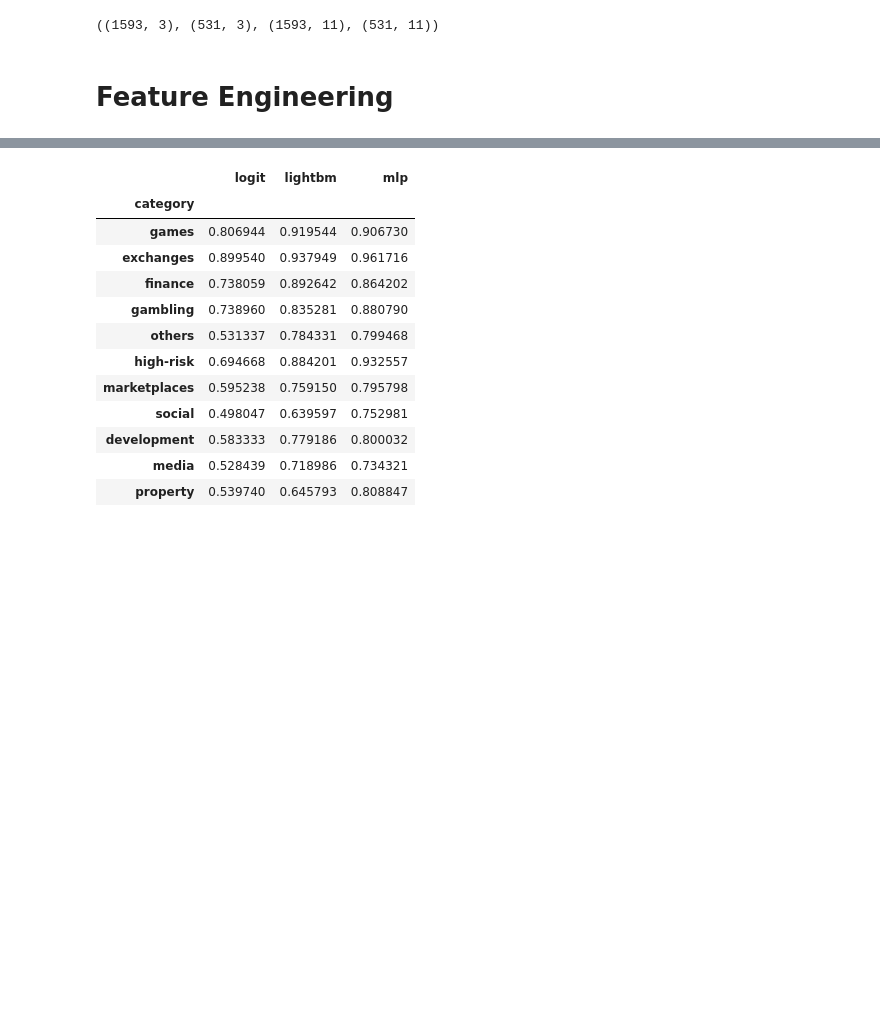
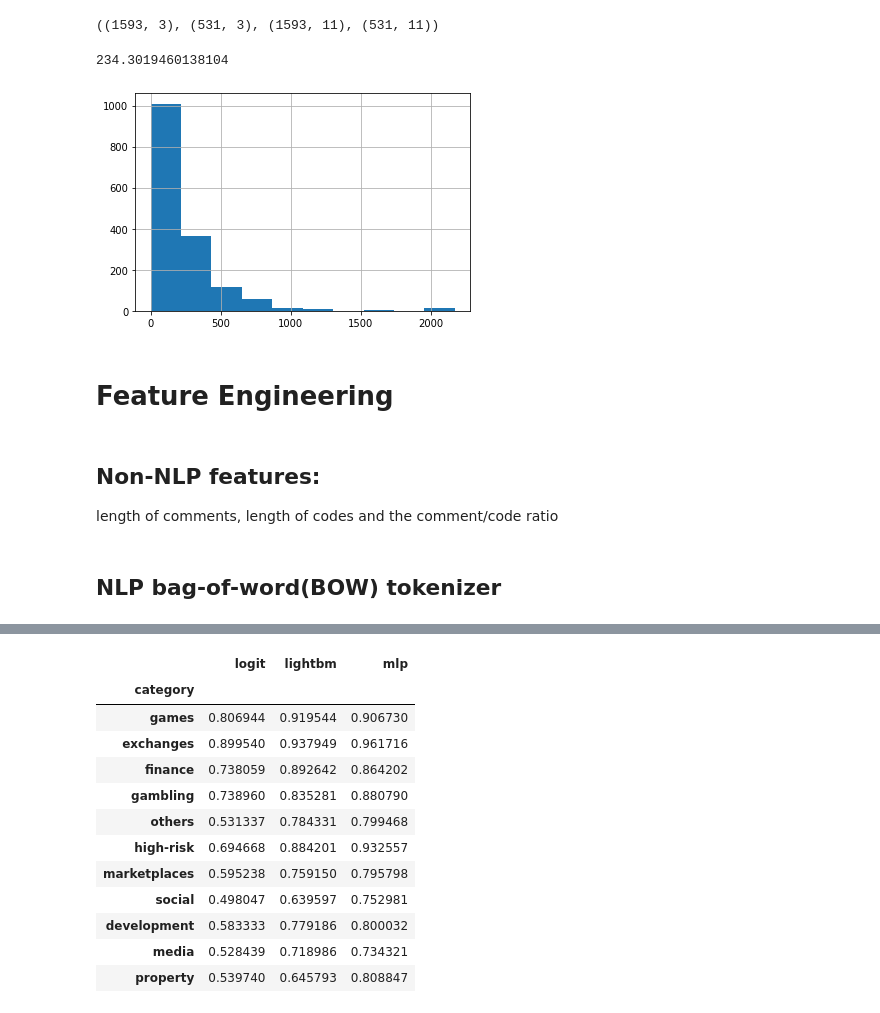
Before and after one commit to HektorLin/HU-IRTG, a Jupyter notebook: DApp_calssification.ipynb, the cells around one changed output, grey strips where cells are left out. Cells and saved outputs as stored; diff of their text form; code cells hidden in the pictures; blank space fills up the shorter version.

```diff
--- a/DApp_calssification.ipynb
+++ b/DApp_calssification.ipynb
@@ -67,8 +65,18 @@ X_train, X_test, Y_train, Y_test = train_test_split(X, dummies, test_size = 0.25
 X_train.shape, X_test.shape, Y_train.shape, Y_test.shape
 # %% [output]
 ((1593, 3), (531, 3), (1593, 11), (531, 11))
+# %%
+comment_len = X_train['comments'].apply(lambda x: len([line for line in x.split('\n') if line.strip() != '']))
+comment_len.hist()
+comment_len.mean()
+# %% [output]
+234.3019460138104
+[figure, added]
 # %% [markdown]
 # Feature Engineering
+# %% [markdown]
+## Non-NLP features:
+length of comments, length of codes and the comment/code ratio
 # %%
 def X_non_NLP_features (X):
   code_len = X['uncommented'].apply(lambda x: len([line for line in x.split('\n') if line.strip() != '']))
@@ -82,6 +90,8 @@ def X_non_NLP_features (X):
 
   X.drop(labels=['source_code','uncommented','comments'],axis=1,inplace=True)
   return np.array(X)
+# %% [markdown]
+## NLP bag-of-word(BOW) tokenizer
 # %%
 # NLP imports
 from sklearn.feature_extraction.text import TfidfVectorizer
```
Also changed, not shown: parts of 38 cells of this notebook.
